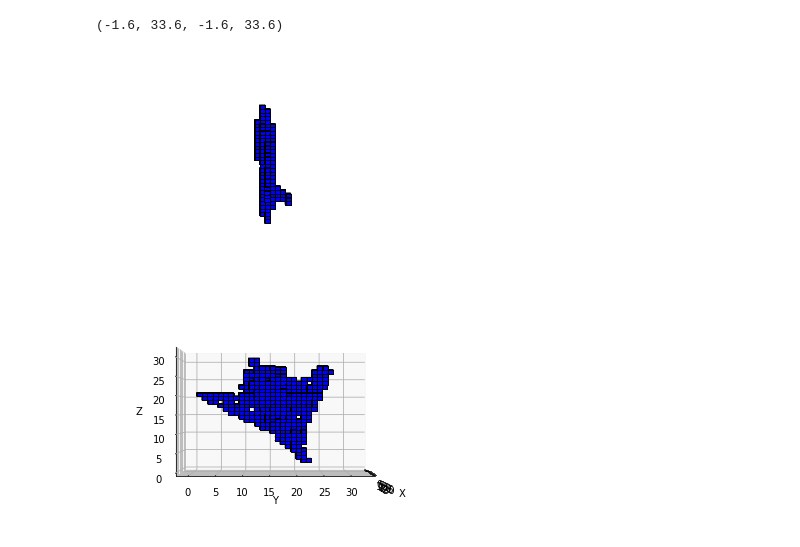
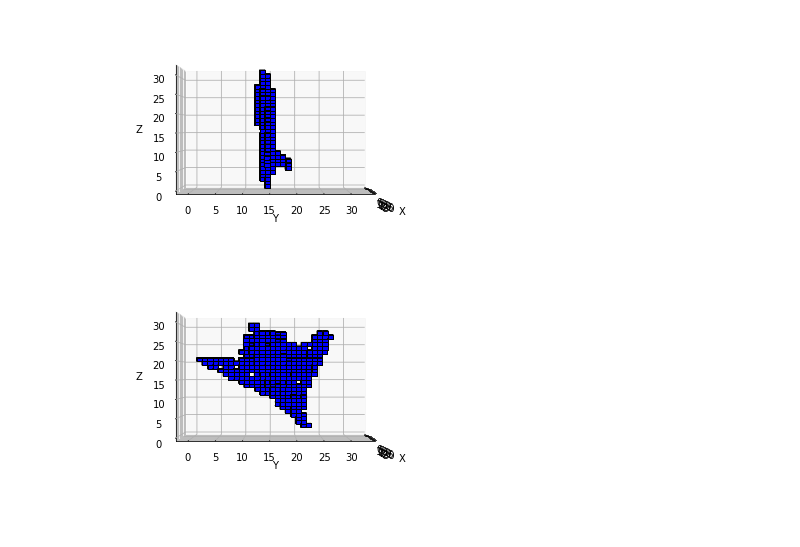
Before and after one commit to yuzhenmao/MI_P2V, a Jupyter notebook: Untitled2.ipynb, the cells around one changed output. Drawn from its saved outputs; the diff is of its cells as text; code cells hidden in the pictures.

```diff
--- a/Untitled2.ipynb
+++ b/Untitled2.ipynb
@@ -13,20 +13,22 @@ from pytorch3d.renderer.cameras import look_at_view_transform
 # %%
 import os
 volume_path = './ShapeNet/ShapeNetVox32/02691156/879ebdd198cf4aa58f6810e1a2b6aa04/model.binvox'
 
 with open(volume_path, 'rb') as f:
     volume = utils.binvox_rw.read_as_3d_array(f)
     volume = volume.data.astype(np.float32)
     volume = volume.transpose(2,1,0)
 
 fig = plt.figure()
 ax = fig.gca(projection=Axes3D.name)
 ax.voxels(volume, facecolors='blue', edgecolor="k", shade=False)
+ax.set_xlabel('X')
+ax.set_ylabel('Y')
+ax.set_zlabel('Z')
 ax.view_init(elev=0, azim=0)
-plt.axis('off')
+# plt.axis('off')
 # %% [output]
-(-1.6, 33.6, -1.6, 33.6)
-[figure, old version]
+[figure, new version]
 # %%
 R, T = look_at_view_transform(dist=0.820653964851, elev=90-26.6454026787, azim=18.3168101286)
 R, T = R.numpy(), T.numpy()
```
Also changed, not shown: parts of 11 cells of this notebook.
